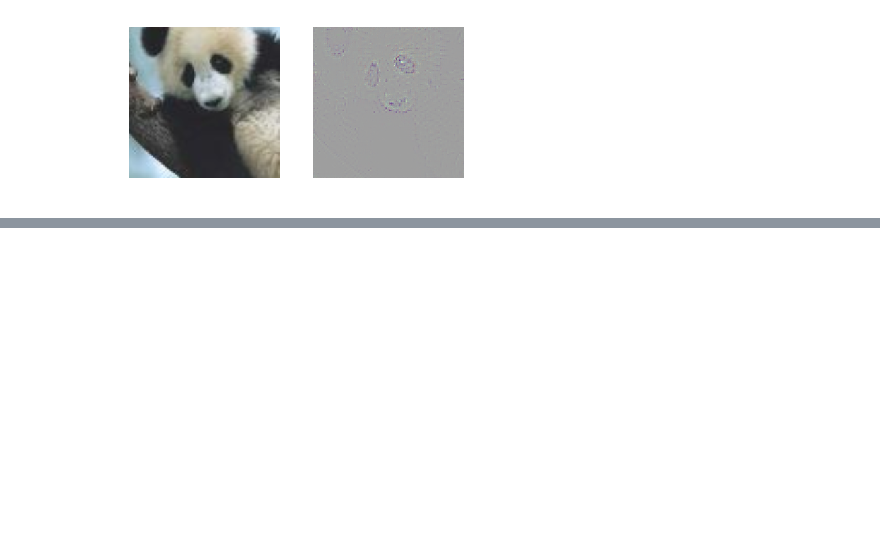
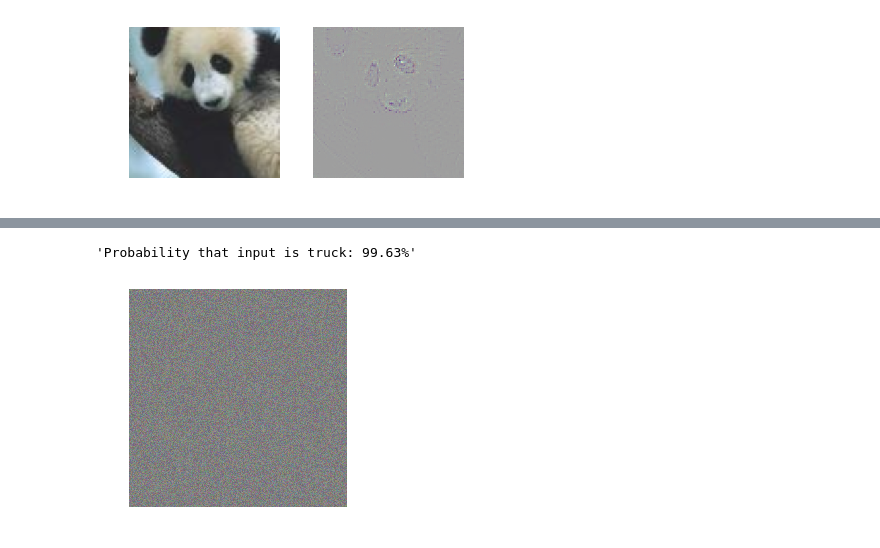
Before and after one commit to pukkapies/dl-imperial-maths, a Jupyter notebook: pytorch-tutorial/3. Saliency Maps, Feature Visualisation and Adversarial Examples.ipynb, the cells around one changed output, grey strips where cells are left out. Drawn from its saved outputs; the diff is of its cells as text; code cells hidden in the pictures; blank space fills up the shorter version.

```diff
--- a/pytorch-tutorial/3. Saliency Maps, Feature Visualisation and Adversarial Examples.ipynb
+++ b/pytorch-tutorial/3. Saliency Maps, Feature Visualisation and Adversarial Examples.ipynb
@@ -153,0 +185,25 @@ for i in range(20):
+# %%
+plt.axis('off')
+
+x = torch.rand(1, 3, 224, 224, requires_grad=True)
+x.data.mul_(0.2).add_(0.4)
+class_grads = torch.zeros(1, 1000)
+class_grads[0, truck_class] = 1
+
+for _ in range(10):
+    y = model(x)
+    prob = F.softmax(y, dim=1)[0, truck_class].item()
+    autograd.backward(y, class_grads)
+    x.data += x.grad
+    x.data.clamp_(0, 1)
+    x.grad.zero_()
+
+    plt.imshow(np.transpose(x1[0].detach(), [1, 2, 0]))
+    display(plt.gcf())
+    display('Probability that input is truck: %.2f%%' % (prob * 100))
+    clear_output(wait=True)
+
+display('Probability that input is truck: %.2f%%' % (prob * 100))
+# %% [output]
+'Probability that input is truck: 99.63%'
+[figure, added]
```
Also changed, not shown: parts of 16 cells of this notebook, 1 other file.
